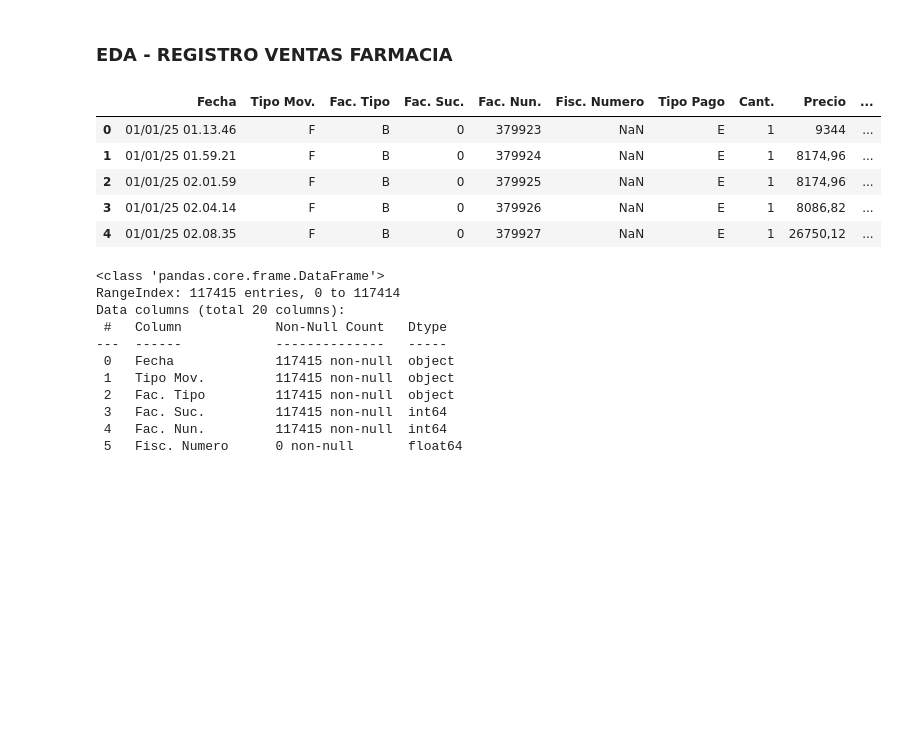
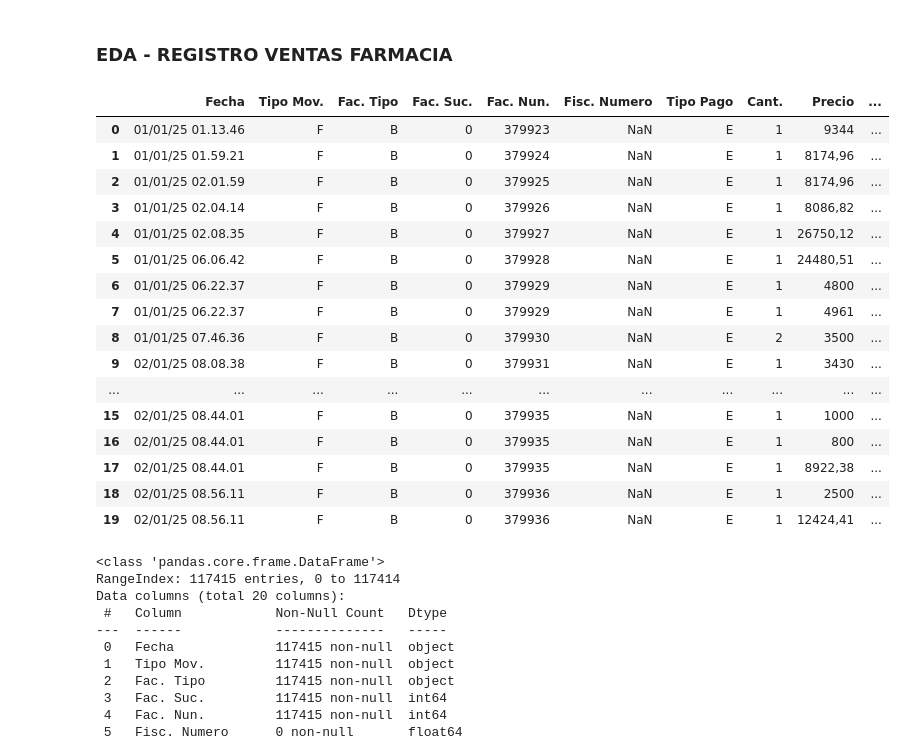
Before and after one commit to 4GeeksAcademy/sp-ml-20-final-project-g2, a Jupyter notebook: src/eda-guillermo.ipynb, the cells around one changed output. Cells and saved outputs as stored; diff of their text form; code cells hidden in the pictures; blank space fills up the shorter version.

```diff
--- a/src/eda-guillermo.ipynb
+++ b/src/eda-guillermo.ipynb
@@ -7,14 +7,25 @@ import seaborn as sns
 import matplotlib.pyplot as plt
 # %%
 df = pd.read_csv("../data/raw/farmacia-datos.csv", sep=";", encoding="latin1")
-df.head()
+df.head(20)
 # %% [output]
 |  | Fecha | Tipo Mov. | Fac. Tipo | Fac. Suc. | Fac. Nun. | Fisc. Numero | Tipo Pago | Cant. | Precio | ... |
 | 0 | 01/01/25 01.13.46 | F | B | 0 | 379923 | NaN | E | 1 | 9344 | ... |
 | 1 | 01/01/25 01.59.21 | F | B | 0 | 379924 | NaN | E | 1 | 8174,96 | ... |
 | 2 | 01/01/25 02.01.59 | F | B | 0 | 379925 | NaN | E | 1 | 8174,96 | ... |
 | 3 | 01/01/25 02.04.14 | F | B | 0 | 379926 | NaN | E | 1 | 8086,82 | ... |
 | 4 | 01/01/25 02.08.35 | F | B | 0 | 379927 | NaN | E | 1 | 26750,12 | ... |
+| 5 | 01/01/25 06.06.42 | F | B | 0 | 379928 | NaN | E | 1 | 24480,51 | ... |
+| 6 | 01/01/25 06.22.37 | F | B | 0 | 379929 | NaN | E | 1 | 4800 | ... |
+| 7 | 01/01/25 06.22.37 | F | B | 0 | 379929 | NaN | E | 1 | 4961 | ... |
+| 8 | 01/01/25 07.46.36 | F | B | 0 | 379930 | NaN | E | 2 | 3500 | ... |
+| 9 | 02/01/25 08.08.38 | F | B | 0 | 379931 | NaN | E | 1 | 3430 | ... |
+| ... | ... | ... | ... | ... | ... | ... | ... | ... | ... | ... |
+| 15 | 02/01/25 08.44.01 | F | B | 0 | 379935 | NaN | E | 1 | 1000 | ... |
+| 16 | 02/01/25 08.44.01 | F | B | 0 | 379935 | NaN | E | 1 | 800 | ... |
+| 17 | 02/01/25 08.44.01 | F | B | 0 | 379935 | NaN | E | 1 | 8922,38 | ... |
+| 18 | 02/01/25 08.56.11 | F | B | 0 | 379936 | NaN | E | 1 | 2500 | ... |
+| 19 | 02/01/25 08.56.11 | F | B | 0 | 379936 | NaN | E | 1 | 12424,41 | ... |
 # %%
 df.info(), df.shape
 # %% [output]
```
Also changed, not shown: parts of 46 cells of this notebook.
